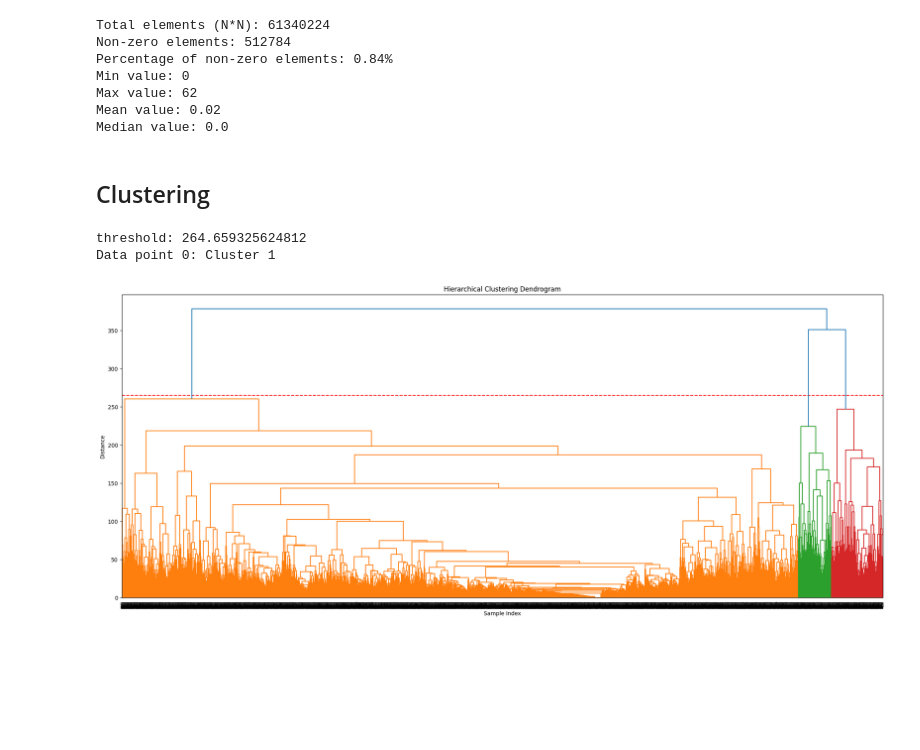
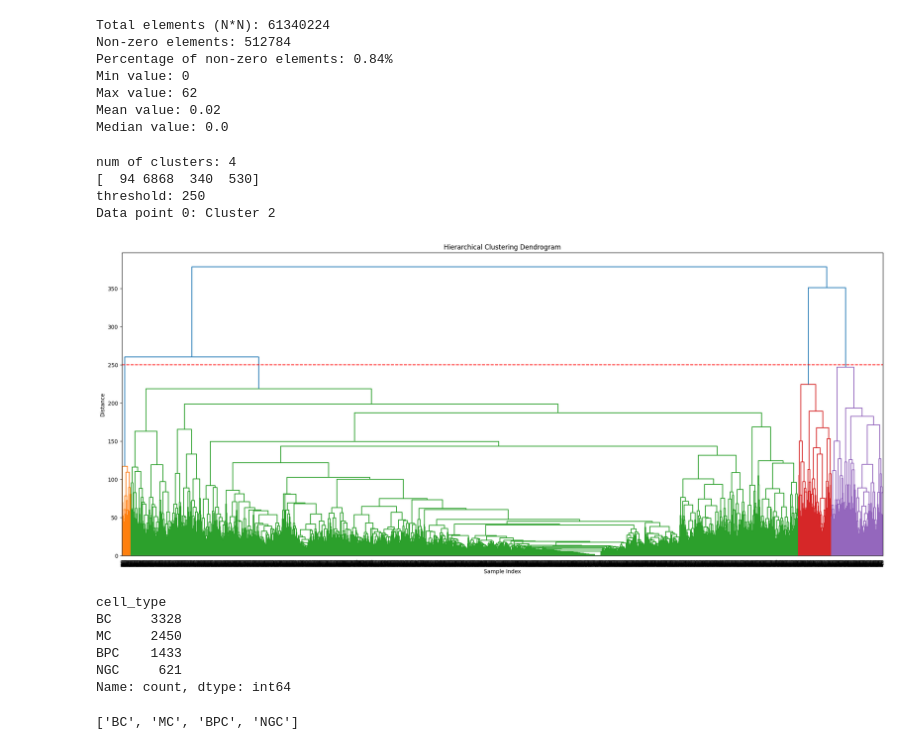
Before and after one commit to deangeckt/Dendro-Synaptome, a Jupyter notebook: analysis/connectome_clustering.ipynb, the cells around one changed output. Drawn from its saved outputs; the diff is of its cells as text; code cells hidden in the pictures; blank space fills up the shorter version.

Commit message:
clustering - compare to allen clf

```diff
--- a/analysis/connectome_clustering.ipynb
+++ b/analysis/connectome_clustering.ipynb
@@ -88,3 +72 @@ Median value: 0.0
-# %% [markdown]
-## Clustering
 # %%
@@ -92,25 +73,38 @@ from scipy.cluster.hierarchy import dendrogram, linkage, fcluster
 Z = linkage(inh_mat, 'ward')
 # %%
-fig = plt.figure(figsize=(25, 10))
 threshold = 0.7*max(Z[:,2]) # default
-plt.axhline(y=threshold, color='r', linestyle='--')
+threshold = 250
 
 clusters = fcluster(Z, threshold, criterion='distance')
-# for i, cluster in enumerate(clusters):
-#     print(f"Data point {i}: Cluster {cluster}")
+values, counts = np.unique(clusters, return_counts=True)
+print(f'num of clusters: {len(counts)}')
+print(counts)
+
 print(f"threshold: {threshold}")
 print(f"Data point {0}: Cluster {clusters[0]}")
 
+fig = plt.figure(figsize=(25, 10))
 dn = dendrogram(Z, color_threshold = threshold)
+
+plt.axhline(y=threshold, color='r', linestyle='--')
 plt.title('Hierarchical Clustering Dendrogram')
 plt.xlabel('Sample Index')
 plt.ylabel('Distance')
 plt.show()
-
-values, counts = np.unique(clusters, return_counts=True)
-print(f'num of clusters {len(counts)}')
-counts
 # %% [output]
-threshold: 264.659325624812
-Data point 0: Cluster 1
+num of clusters: 4
+[  94 6868  340  530]
+threshold: 250
+Data point 0: Cluster 2
-[figure, old version]
+[figure, new version]
+# %%
+# allen types
+inh_neurons_df = Conn.neurons[Conn.neurons.clf_type == ClfType.inhibitory]
+inh_neurons_df.cell_type.value_counts()
+# %% [output]
+cell_type
+BC     3328
+MC     2450
+BPC    1433
+NGC     621
+Name: count, dtype: int64
@@ -116,0 +116,10 @@ Data point 0: Cluster 1
+# %%
+allen_clusters = list(dict(inh_neurons_df.cell_type.value_counts()).keys())
+print(allen_clusters)
+conf_mat = np.zeros((len(counts), len(counts)), dtype=np.int64)
+for i, cluster in tqdm(enumerate(clusters)):
+    cell_type = Conn.neuron_lookup[inh_neurons[i]]['cell_type']
+    cell_type_idx = allen_clusters.index(cell_type)
+    conf_mat[cell_type_idx][cluster-1] += 1
+# %% [output]
+['BC', 'MC', 'BPC', 'NGC']
```
Also changed, not shown: parts of 8 cells of this notebook, 4 other files.
